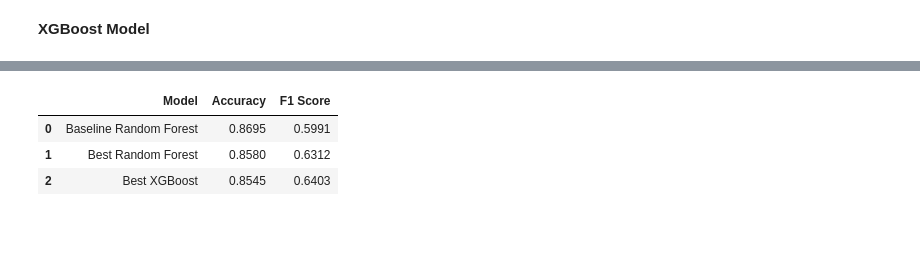
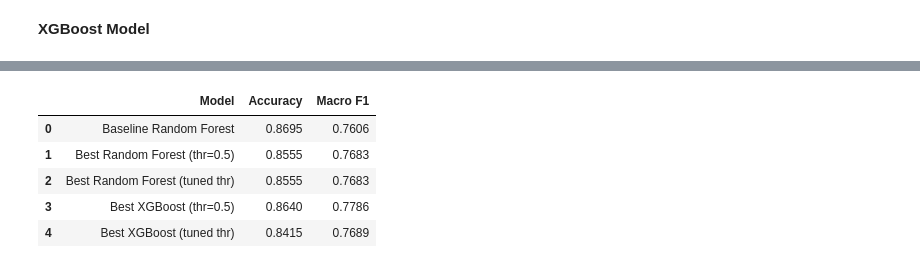
Before and after one commit to radenraissa/Bank-Customer-Churn, a Jupyter notebook: churn-prediction.ipynb, the cells around one changed output, grey strips where cells are left out. Cells and saved outputs as stored; diff of their text form; code cells hidden in the pictures; blank space fills up the shorter version.

```diff
--- a/churn-prediction.ipynb
+++ b/churn-prediction.ipynb
@@ -728,29 +692,33 @@ weighted avg       0.85      0.85      0.85      2000
 # %%
-baseline_pred = y_pred_rf
-rf_pred_best = y_pred_best
-xgb_pred_final = xgb_pred
-
 comparison = pd.DataFrame({
     "Model": [
         "Baseline Random Forest",
-        "Best Random Forest",
-        "Best XGBoost"
+        "Best Random Forest (thr=0.5)",
+        "Best Random Forest (tuned thr)",
+        "Best XGBoost (thr=0.5)",
+        "Best XGBoost (tuned thr)",
     ],
     "Accuracy": [
-        round(accuracy_score(y_test, baseline_pred), 4),
-        round(accuracy_score(y_test, rf_pred_best), 4),
-        round(accuracy_score(y_test, xgb_pred_final), 4)
+        round(accuracy_score(y_test, y_pred_rf), 4),
+        round(accuracy_score(y_test, y_pred_best), 4),
+        round(accuracy_score(y_test, rf_pred_tuned), 4),
+        round(accuracy_score(y_test, y_pred_xgb), 4),
+        round(accuracy_score(y_test, xgb_pred_tuned), 4),
     ],
-    "F1 Score": [
-        round(f1_score(y_test, baseline_pred), 4),
-        round(f1_score(y_test, rf_pred_best), 4),
-        round(f1_score(y_test, xgb_pred_final), 4)
+    "Macro F1": [
+        round(f1_score(y_test, y_pred_rf, average="macro"), 4),
+        round(f1_score(y_test, y_pred_best, average="macro"), 4),
+        round(f1_score(y_test, rf_pred_tuned, average="macro"), 4),
+        round(f1_score(y_test, y_pred_xgb, average="macro"), 4),
+        round(f1_score(y_test, xgb_pred_tuned, average="macro"), 4),
     ]
 })
 
 comparison
 # %% [output]
-|  | Model | Accuracy | F1 Score |
-| 0 | Baseline Random Forest | 0.8695 | 0.5991 |
-| 1 | Best Random Forest | 0.8580 | 0.6312 |
-| 2 | Best XGBoost | 0.8545 | 0.6403 |
+|  | Model | Accuracy | Macro F1 |
+| 0 | Baseline Random Forest | 0.8695 | 0.7606 |
+| 1 | Best Random Forest (thr=0.5) | 0.8555 | 0.7683 |
+| 2 | Best Random Forest (tuned thr) | 0.8555 | 0.7683 |
+| 3 | Best XGBoost (thr=0.5) | 0.8640 | 0.7786 |
+| 4 | Best XGBoost (tuned thr) | 0.8415 | 0.7689 |
```
Also changed, not shown: parts of 11 cells of this notebook, 1 other file.
